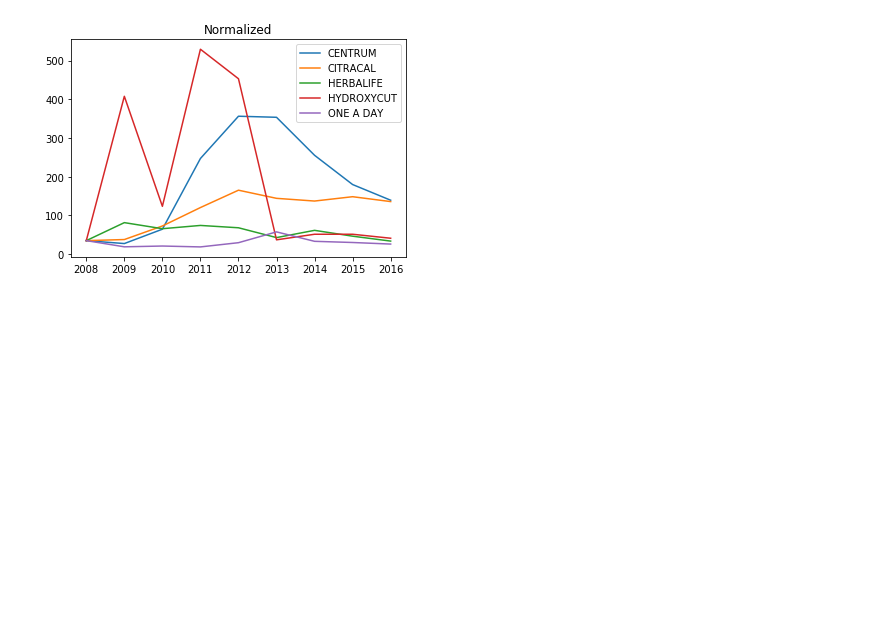
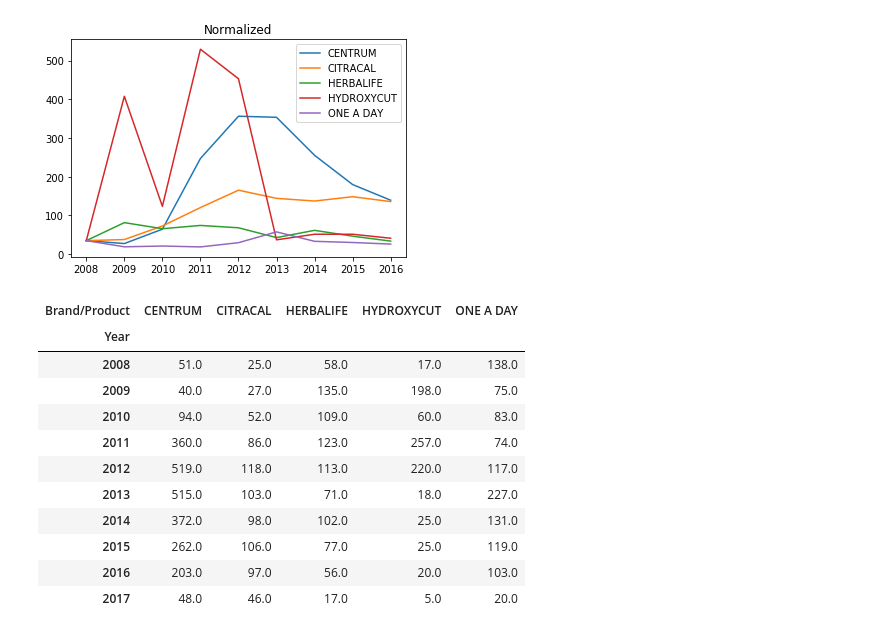
Before and after one commit to ying-li-python/Vita-Mine, a Jupyter notebook: PROJECT.ipynb, the cells around one changed output. Saved outputs shown, nothing was run; the diff lists cells and outputs as text; code cells hidden in the pictures; blank space fills up the shorter version.

```diff
--- a/PROJECT.ipynb
+++ b/PROJECT.ipynb
@@ -295,3 +298,19 @@ plt.show()
 # %% [output]
 [figure]
 [figure]
+# %%
+df2221total=df2221[4:]
+df2221total
+# %% [output]
+| Brand/Product | CENTRUM | CITRACAL | HERBALIFE | HYDROXYCUT | ONE A DAY |
+| Year |  |  |  |  |  |
+| 2008 | 51.0 | 25.0 | 58.0 | 17.0 | 138.0 |
+| 2009 | 40.0 | 27.0 | 135.0 | 198.0 | 75.0 |
+| 2010 | 94.0 | 52.0 | 109.0 | 60.0 | 83.0 |
+| 2011 | 360.0 | 86.0 | 123.0 | 257.0 | 74.0 |
+| 2012 | 519.0 | 118.0 | 113.0 | 220.0 | 117.0 |
+| 2013 | 515.0 | 103.0 | 71.0 | 18.0 | 227.0 |
+| 2014 | 372.0 | 98.0 | 102.0 | 25.0 | 131.0 |
+| 2015 | 262.0 | 106.0 | 77.0 | 25.0 | 119.0 |
+| 2016 | 203.0 | 97.0 | 56.0 | 20.0 | 103.0 |
+| 2017 | 48.0 | 46.0 | 17.0 | 5.0 | 20.0 |
```
Also changed, not shown: parts of 7 cells of this notebook, 2 other files.
